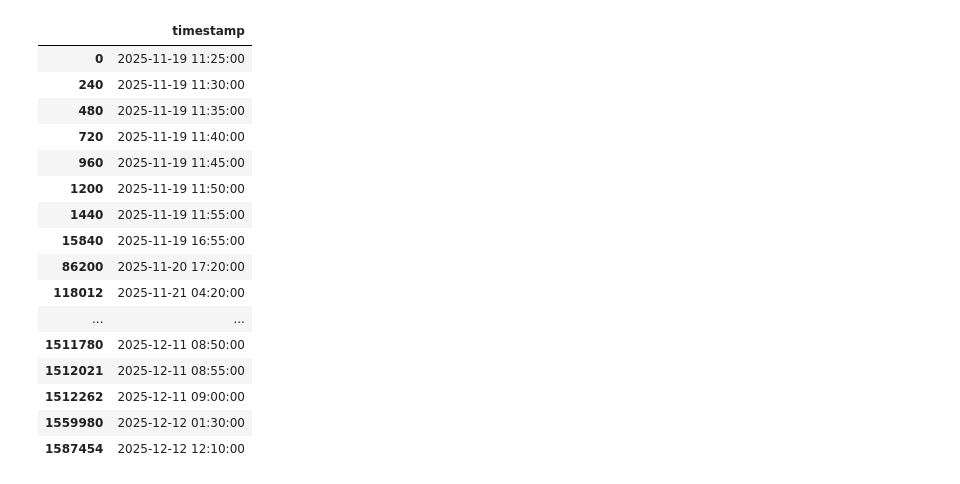
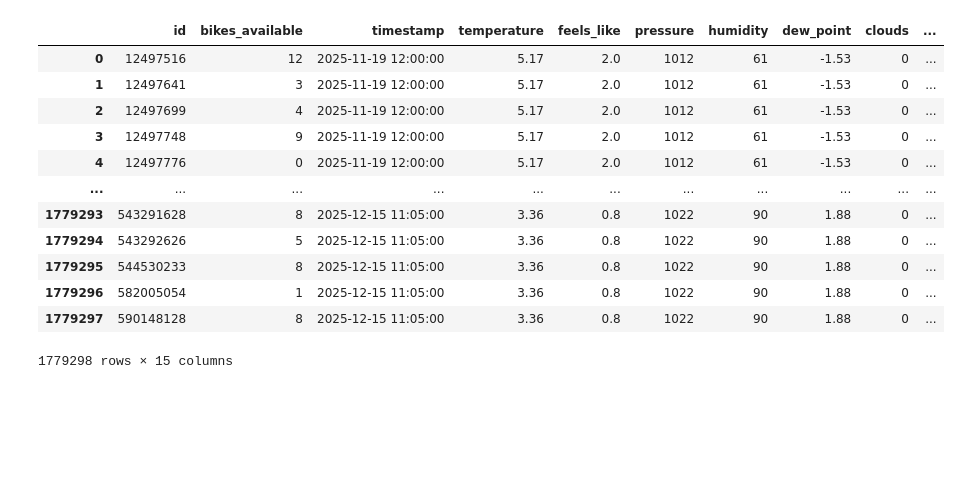
Before and after one commit to Arut3nCodes/wrm-stream-analysis, a Jupyter notebook: notebooks/machine_learning_process.ipynb, the cells around one changed output. Cells and saved outputs as stored; diff of their text form; code cells hidden in the pictures; blank space fills up the shorter version.

```diff
--- a/notebooks/machine_learning_process.ipynb
+++ b/notebooks/machine_learning_process.ipynb
@@ -11,28 +9,42 @@ merged_df = pd.merge(wrm_df, owa_df, on="timestamp", how="left")
-# %%
-merged_df.isna().sum()
-
-nan_rows = merged_df[merged_df[[
-    "temperature", "feels_like", "pressure", "humidity",
-    "dew_point", "clouds", "wind_speed", "wind_deg",
-    "weather_main", "weather_description", "rain", "snow"
-]].isna().any(axis=1)]
-
-nan_rows[["timestamp"]].drop_duplicates().sort_values("timestamp")
-# %% [output]
-|  | timestamp |
-| 0 | 2025-11-19 11:25:00 |
-| 240 | 2025-11-19 11:30:00 |
-| 480 | 2025-11-19 11:35:00 |
-| 720 | 2025-11-19 11:40:00 |
-| 960 | 2025-11-19 11:45:00 |
-| 1200 | 2025-11-19 11:50:00 |
-| 1440 | 2025-11-19 11:55:00 |
-| 15840 | 2025-11-19 16:55:00 |
-| 86200 | 2025-11-20 17:20:00 |
-| 118012 | 2025-11-21 04:20:00 |
-| ... | ... |
-| 1511780 | 2025-12-11 08:50:00 |
-| 1512021 | 2025-12-11 08:55:00 |
-| 1512262 | 2025-12-11 09:00:00 |
-| 1559980 | 2025-12-12 01:30:00 |
-| 1587454 | 2025-12-12 12:10:00 |
+# %%
+wrm_df = wrm_df[['id', 'bikes_available', 'timestamp']]
+# %%
+import ast
+
+def fix_column(x):
+    # Jeśli to dokładnie string "0.0"
+    if x == "0.0":
+        return 0.0
+
+    # Jeśli to dict w stringu
+    if isinstance(x, str) and x.startswith("{") and x.endswith("}"):
+        try:
+            d = ast.literal_eval(x)
+            return float(d["1h"])
+        except:
+            return 0.0
+
+    # Każdy inny przypadek -> zero
+    return 0.0
+
+
+owa_df["rain"] = owa_df["rain"].apply(fix_column).astype(float)
+owa_df["snow"] = owa_df["snow"].apply(fix_column).astype(float)
+# %%
+merged_df = pd.merge(wrm_df, owa_df, on='timestamp', how='inner')
+
+merged_df
+# %% [output]
+|  | id | bikes_available | timestamp | temperature | feels_like | pressure | humidity | dew_point | clouds | ... |
+| 0 | 12497516 | 12 | 2025-11-19 12:00:00 | 5.17 | 2.0 | 1012 | 61 | -1.53 | 0 | ... |
+| 1 | 12497641 | 3 | 2025-11-19 12:00:00 | 5.17 | 2.0 | 1012 | 61 | -1.53 | 0 | ... |
+| 2 | 12497699 | 4 | 2025-11-19 12:00:00 | 5.17 | 2.0 | 1012 | 61 | -1.53 | 0 | ... |
+| 3 | 12497748 | 9 | 2025-11-19 12:00:00 | 5.17 | 2.0 | 1012 | 61 | -1.53 | 0 | ... |
+| 4 | 12497776 | 0 | 2025-11-19 12:00:00 | 5.17 | 2.0 | 1012 | 61 | -1.53 | 0 | ... |
+| ... | ... | ... | ... | ... | ... | ... | ... | ... | ... | ... |
+| 1779293 | 543291628 | 8 | 2025-12-15 11:05:00 | 3.36 | 0.8 | 1022 | 90 | 1.88 | 0 | ... |
+| 1779294 | 543292626 | 5 | 2025-12-15 11:05:00 | 3.36 | 0.8 | 1022 | 90 | 1.88 | 0 | ... |
+| 1779295 | 544530233 | 8 | 2025-12-15 11:05:00 | 3.36 | 0.8 | 1022 | 90 | 1.88 | 0 | ... |
+| 1779296 | 582005054 | 1 | 2025-12-15 11:05:00 | 3.36 | 0.8 | 1022 | 90 | 1.88 | 0 | ... |
+| 1779297 | 590148128 | 8 | 2025-12-15 11:05:00 | 3.36 | 0.8 | 1022 | 90 | 1.88 | 0 | ... |
+1779298 rows × 15 columns
```
Also changed, not shown: parts of 10 cells of this notebook, 1 other file.
